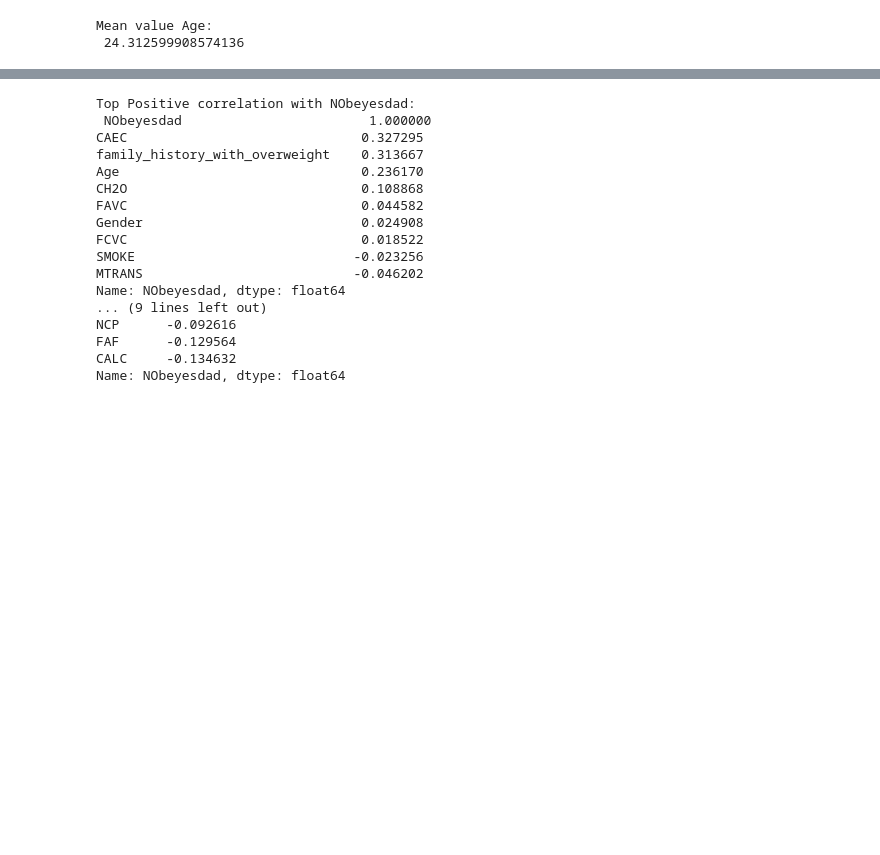
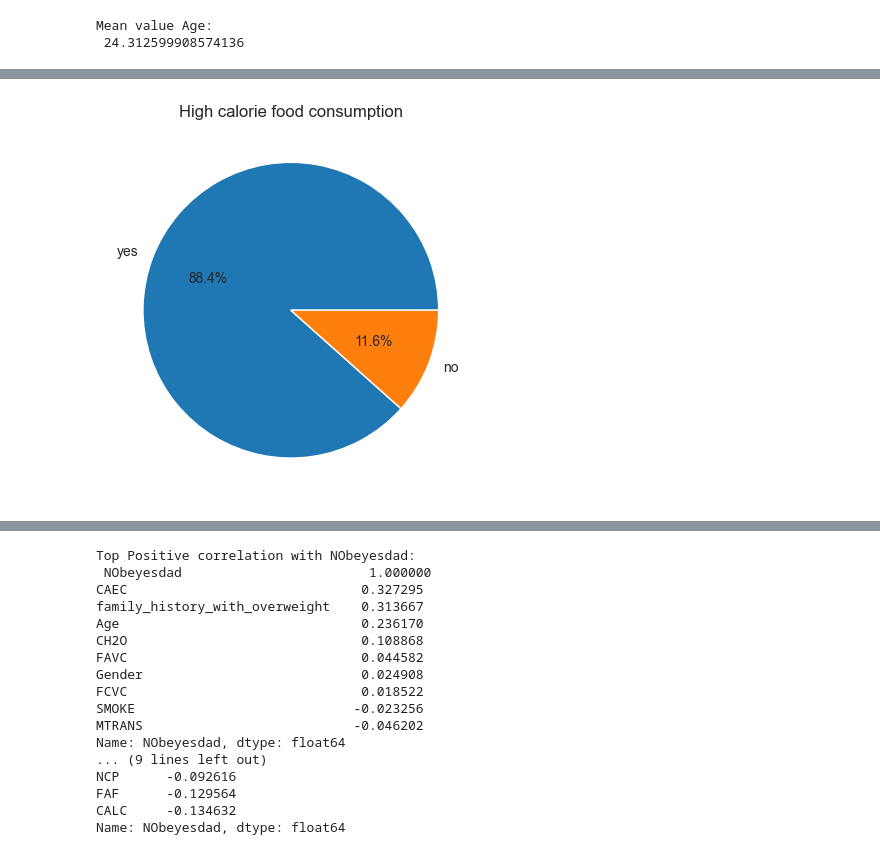
Before and after one commit to ElaIstriceSagace/ObesityDataAnalysis, a Jupyter notebook: Analysis/ObesityDataAnalysis.ipynb, the cells around one changed output, grey strips where cells are left out. Drawn from its saved outputs; the diff is of its cells as text; code cells hidden in the pictures; blank space fills up the shorter version.

```diff
--- a/Analysis/ObesityDataAnalysis.ipynb
+++ b/Analysis/ObesityDataAnalysis.ipynb
@@ -145,0 +181,8 @@ plt.show()
+# %%
+favc_count = obesity_dataset['FAVC'].value_counts()
+original_favc_labels = list(favc_count.index.map(reverse_mapping))
+plt.pie(favc_count, labels=original_favc_labels, autopct='%1.1f%%')
+plt.title('High calorie food consumption')
+plt.show()
+# %% [output]
+[figure, added]
```
Also changed, not shown: parts of 14 cells of this notebook.
